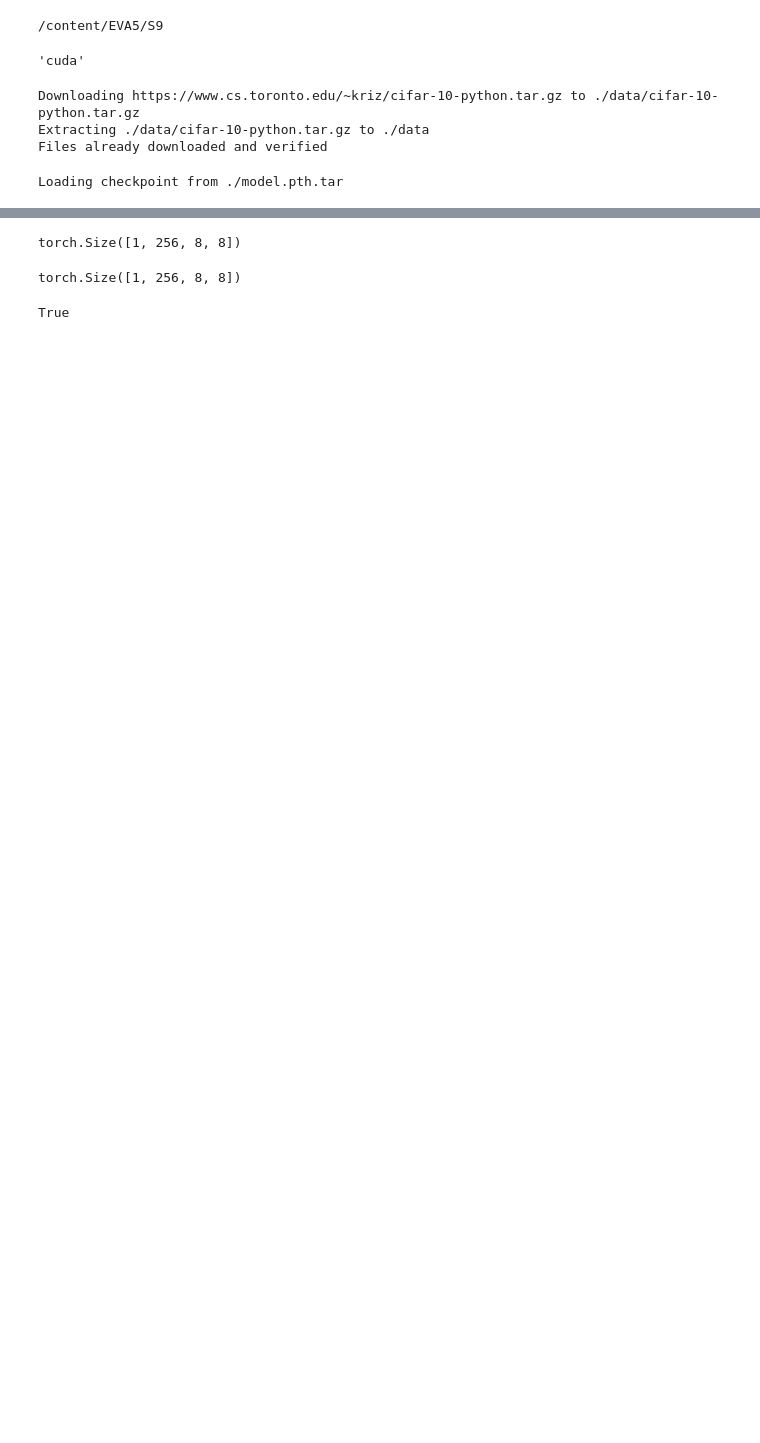
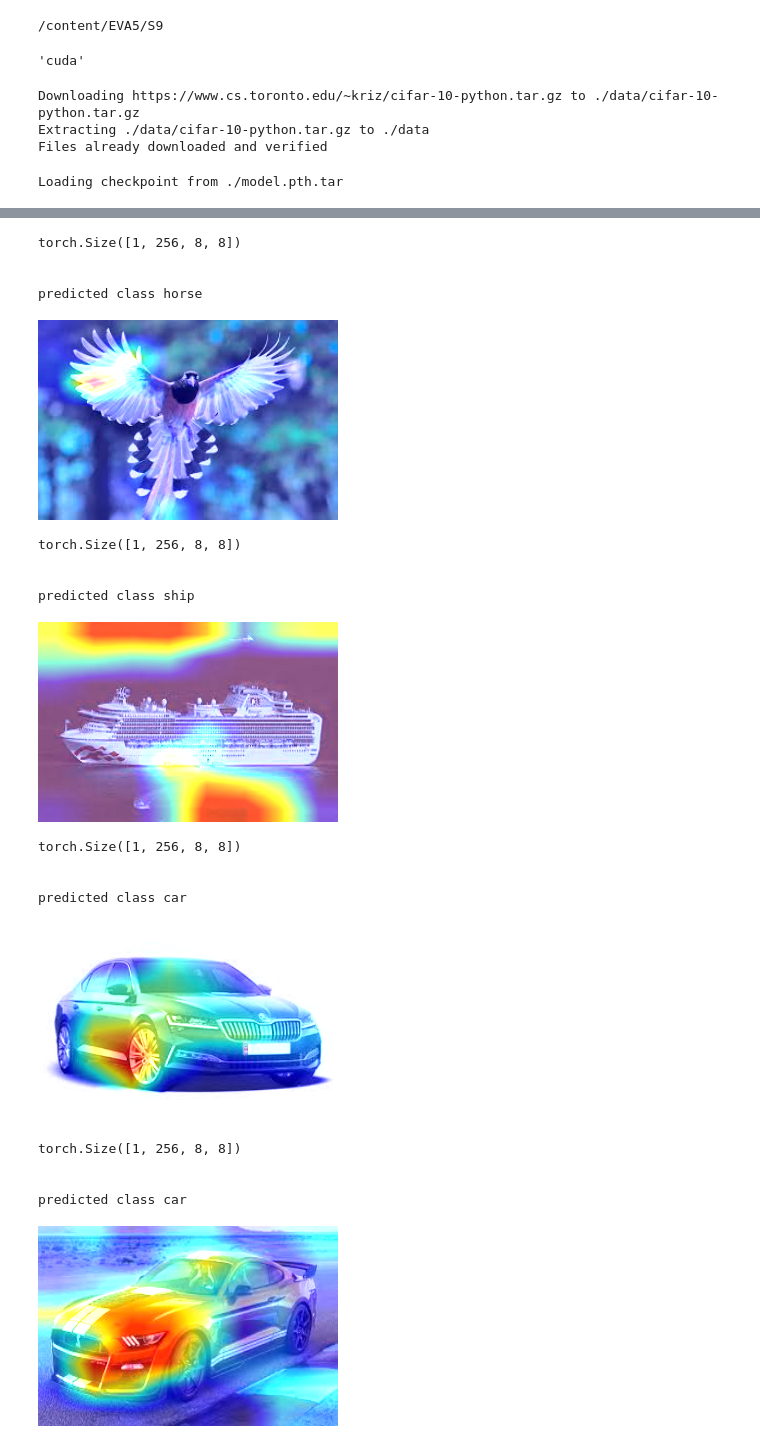
Before and after one commit to abishek-raju/EVA5, a Jupyter notebook: S9/EVA5S9.ipynb, the cells around one changed output, grey strips where cells are left out. Saved outputs shown, nothing was run; the diff lists cells and outputs as text; code cells hidden in the pictures; blank space fills up the shorter version.

```diff
--- a/S9/EVA5S9.ipynb
+++ b/S9/EVA5S9.ipynb
@@ -210,10 +211,14 @@ class Grad_Res(nn.Module):
         return self.features_conv(x)
 # %%
 def grad_cam_view(class_of_interest,img,device):
+  classes = ('plane', 'car', 'bird', 'cat', 'deer','dog', 'frog', 'horse', 'ship', 'truck')
   grad_res = Grad_Res(net)
   grad_res.eval()
   img = img.to(device)
   pred = grad_res(img)
+  print(f"\n\npredicted class {classes[pred.argmax(dim=1)[0]]}")
+  if class_of_interest is None:
+    class_of_interest = pred.argmax(dim=1)
   pred[:,class_of_interest].backward()
   gradients = grad_res.get_activations_gradient()
   pooled_gradients = torch.mean(gradients, dim=[0, 2, 3])
@@ -227,27 +232,48 @@ def grad_cam_view(class_of_interest,img,device):
 # classes = ('plane', 'car', 'bird', 'cat', 'deer','dog', 'frog', 'horse', 'ship', 'truck')
 # img, _ = next(iter(dataloader['predict']))
 # heatmap_generated = grad_cam_view(1,img,device)
-# %% [output]
-torch.Size([1, 256, 8, 8])
 # %%
 # img,orgi = image_loader("/content/EVA5/S9/cifar_test/just_a_folder/plane_1.jpg",device)
 # %%
+from google.colab.patches import cv2_imshow
+import cv2
+for image_name in os.listdir("/content/EVA5/S9/cifar_test/just_a_folder"):
+  img,orgi = image_loader("/content/EVA5/S9/cifar_test/just_a_folder/"+image_name,device)
+  # classes = ('plane', 'car', 'bird', 'cat', 'deer','dog', 'frog', 'horse', 'ship', 'truck')
 
-img,orgi = image_loader("/content/EVA5/S9/cifar_test/just_a_folder/cars_1.jpeg",device)
-# classes = ('plane', 'car', 'bird', 'cat', 'deer','dog', 'frog', 'horse', 'ship', 'truck')
+  heatmap_generated = grad_cam_view(None,img,device)
 
-heatmap_generated = grad_cam_view(1,img,device)
-import cv2
-# temp = cv2.imread('/content/EVA5/S9/cifar_test_single/just_a_folder/cars_1.jpeg')
-# temp = orgi.permute(1, 2, 0).numpy()
-temp = np.array(orgi)
-# temp = Image.fromarray(temp)
-heatmap = cv2.resize(heatmap_generated.numpy(), (temp.shape[1], temp.shape[0]))
-heatmap = np.uint8(255 * heatmap)
-heatmap = cv2.applyColorMap(heatmap, cv2.COLORMAP_JET)
-superimposed_img = heatmap * 0.7+ Image.fromarray(temp)
-# superimposed_img_resized = cv2.resize(superimposed_img, (200, 200))
-cv2.imwrite('./map.jpg', superimposed_img)
+  # temp = cv2.imread('/content/EVA5/S9/cifar_test_single/just_a_folder/cars_1.jpeg')
+  # temp = orgi.permute(1, 2, 0).numpy()
+  temp = np.array(orgi)
+  # temp = Image.fromarray(temp)
+  heatmap = cv2.resize(heatmap_generated.numpy(), (temp.shape[1], temp.shape[0]))
+  heatmap = np.uint8(255 * heatmap)
+  heatmap = cv2.applyColorMap(heatmap, cv2.COLORMAP_JET)
+  superimposed_img = heatmap * 0.7+ Image.fromarray(temp)
+  # superimposed_img_resized = cv2.resize(superimposed_img, (200, 200))
+  # cv2.imwrite('./map.jpg', superimposed_img)
+  cv2_imshow(cv2.resize(superimposed_img,(300,200)))
+  # cv2.waitKey(0)
+  # cv2.destroyAllWindows()
 # %% [output]
 torch.Size([1, 256, 8, 8])
+
+
+predicted class horse
+[figure, added]
-True
+torch.Size([1, 256, 8, 8])
+
+
+predicted class ship
+[figure, added]
+torch.Size([1, 256, 8, 8])
+
+
+predicted class car
+[figure, added]
+torch.Size([1, 256, 8, 8])
+
+
+predicted class car
+[figure, added]
```
Also changed, not shown: parts of 7 cells of this notebook.
